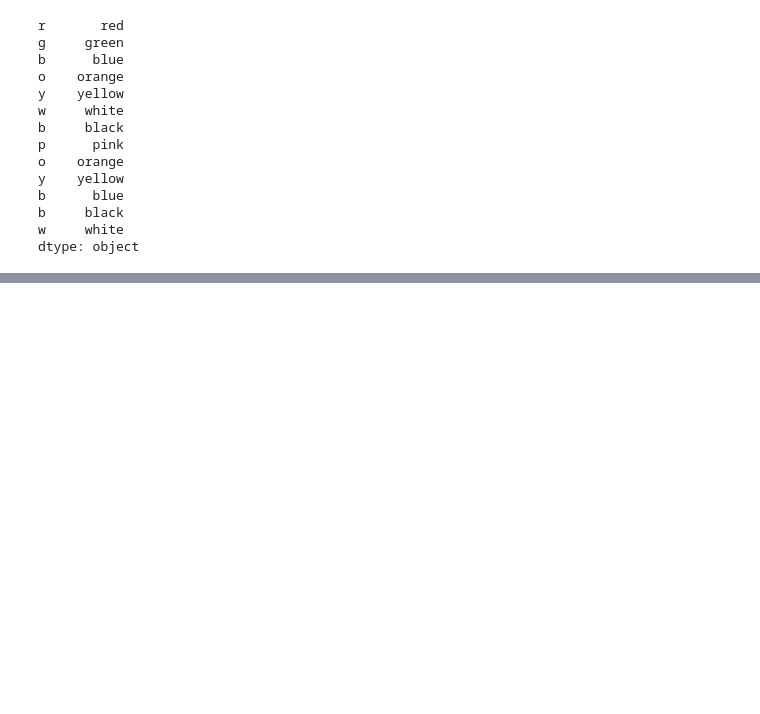
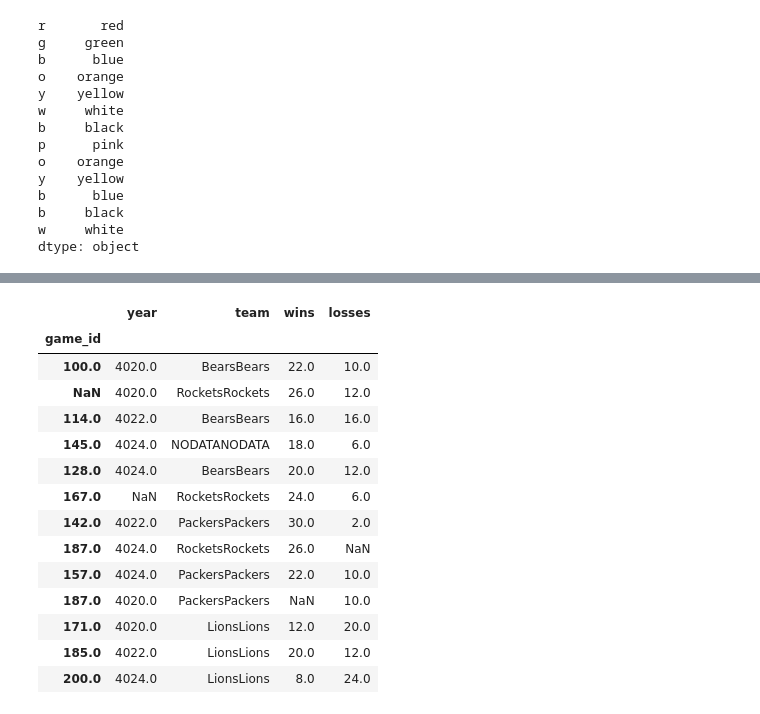
Before and after one commit to ashish-rane/MachineLearning, a Jupyter notebook: Pandas/Operations.ipynb, the cells around one changed output, grey strips where cells are left out. Drawn from its saved outputs; the diff is of its cells as text; code cells hidden in the pictures; blank space fills up the shorter version.

```diff
--- a/Pandas/Operations.ipynb
+++ b/Pandas/Operations.ipynb
@@ -355,0 +580,19 @@ dtype: object
+# %%
+# applying custom function . Along a particular axis
+football.apply(lambda x : x * 2)
+# %% [output]
+|  | year | team | wins | losses |
+| game_id |  |  |  |  |
+| 100.0 | 4020.0 | BearsBears | 22.0 | 10.0 |
+| NaN | 4020.0 | RocketsRockets | 26.0 | 12.0 |
+| 114.0 | 4022.0 | BearsBears | 16.0 | 16.0 |
+| 145.0 | 4024.0 | NODATANODATA | 18.0 | 6.0 |
+| 128.0 | 4024.0 | BearsBears | 20.0 | 12.0 |
+| 167.0 | NaN | RocketsRockets | 24.0 | 6.0 |
+| 142.0 | 4022.0 | PackersPackers | 30.0 | 2.0 |
+| 187.0 | 4024.0 | RocketsRockets | 26.0 | NaN |
+| 157.0 | 4024.0 | PackersPackers | 22.0 | 10.0 |
+| 187.0 | 4020.0 | PackersPackers | NaN | 10.0 |
+| 171.0 | 4020.0 | LionsLions | 12.0 | 20.0 |
+| 185.0 | 4022.0 | LionsLions | 20.0 | 12.0 |
+| 200.0 | 4024.0 | LionsLions | 8.0 | 24.0 |
```
Also changed, not shown: parts of 36 cells of this notebook, 2 other files.
